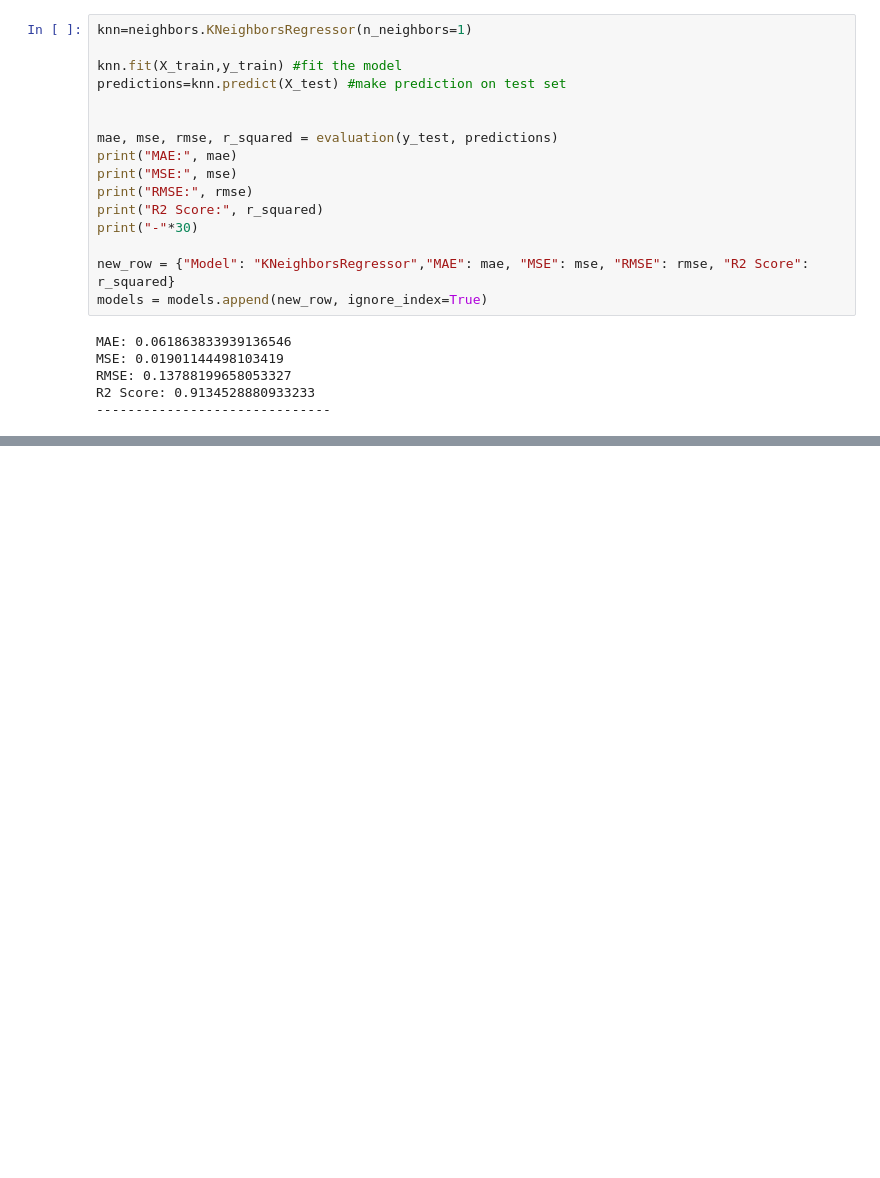
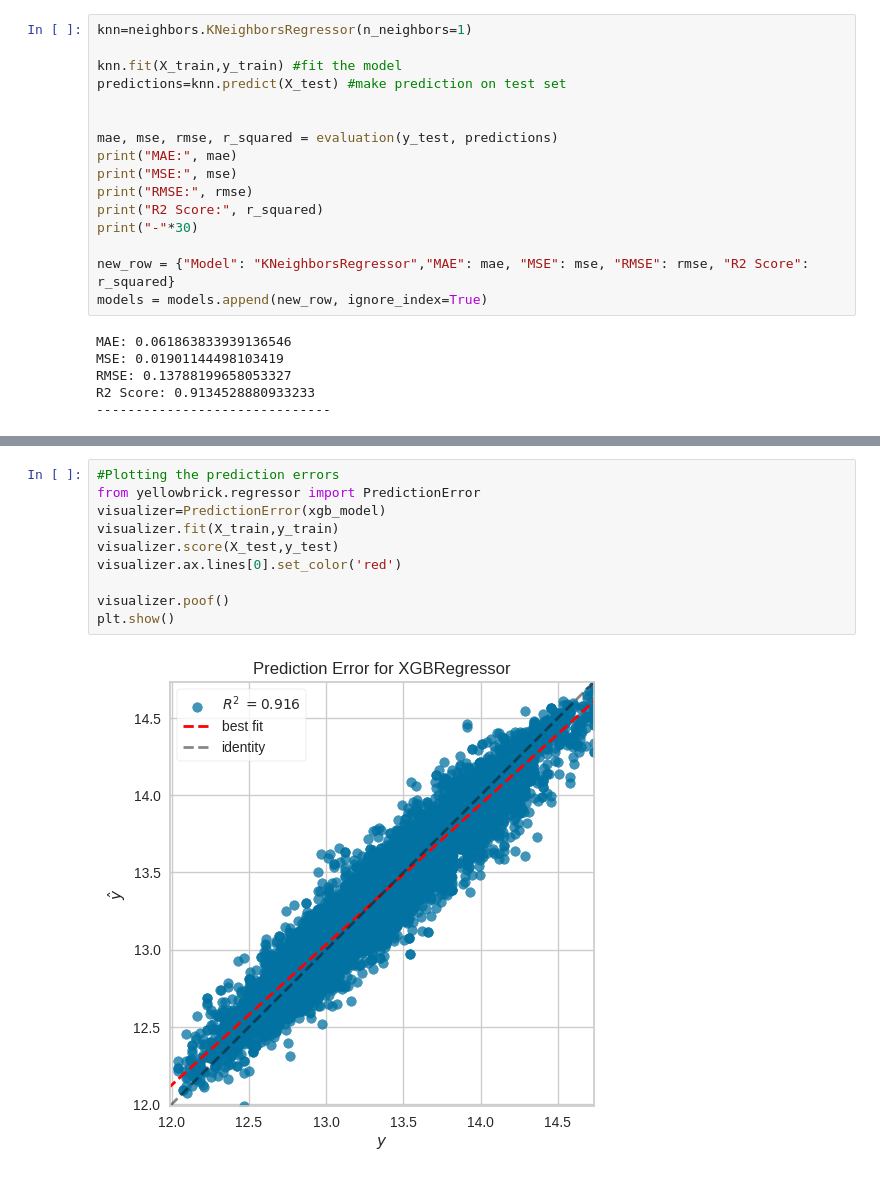
Before and after one commit to PiotrPogorzelski01/Praca_dyplomowa, a Jupyter notebook: Licencjat_prod.ipynb, the cells around one changed output, grey strips where cells are left out. Saved outputs shown, nothing was run; the diff lists cells and outputs as text; blank space fills up the shorter version.

```diff
--- a/Licencjat_prod.ipynb
+++ b/Licencjat_prod.ipynb
@@ -674,3 +697,15 @@ R2 Score: 0.9134528880933233
+# %%
+#Plotting the prediction errors
+from yellowbrick.regressor import PredictionError
+visualizer=PredictionError(xgb_model)
+visualizer.fit(X_train,y_train)
+visualizer.score(X_test,y_test)
+visualizer.ax.lines[0].set_color('red')
+
+visualizer.poof()
+plt.show()
+# %% [output]
+[figure, added]
 # %%
 models.sort_values(by='R2 Score', ascending=False)
 # %% [output]
```
Also changed, not shown: parts of 4 cells of this notebook.
